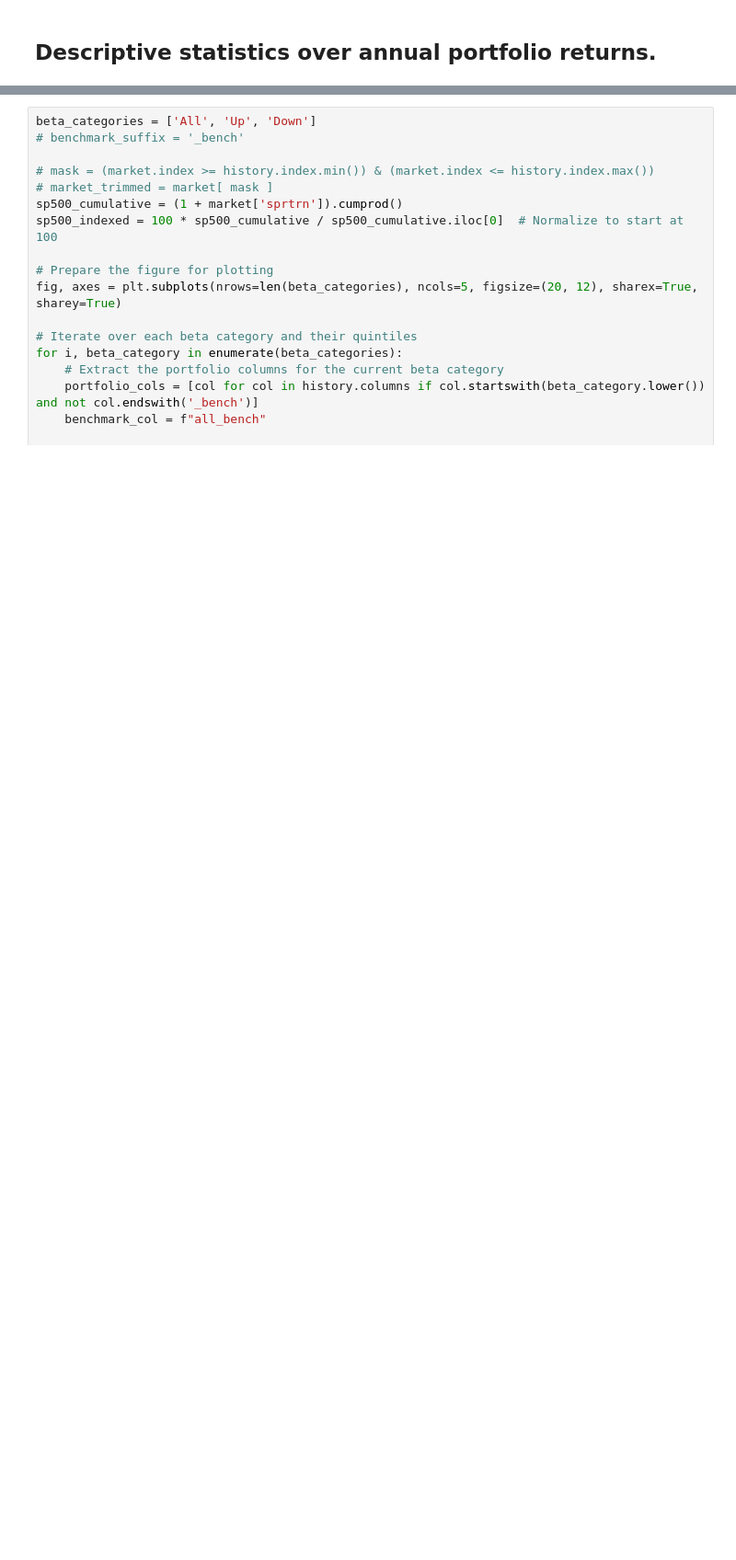
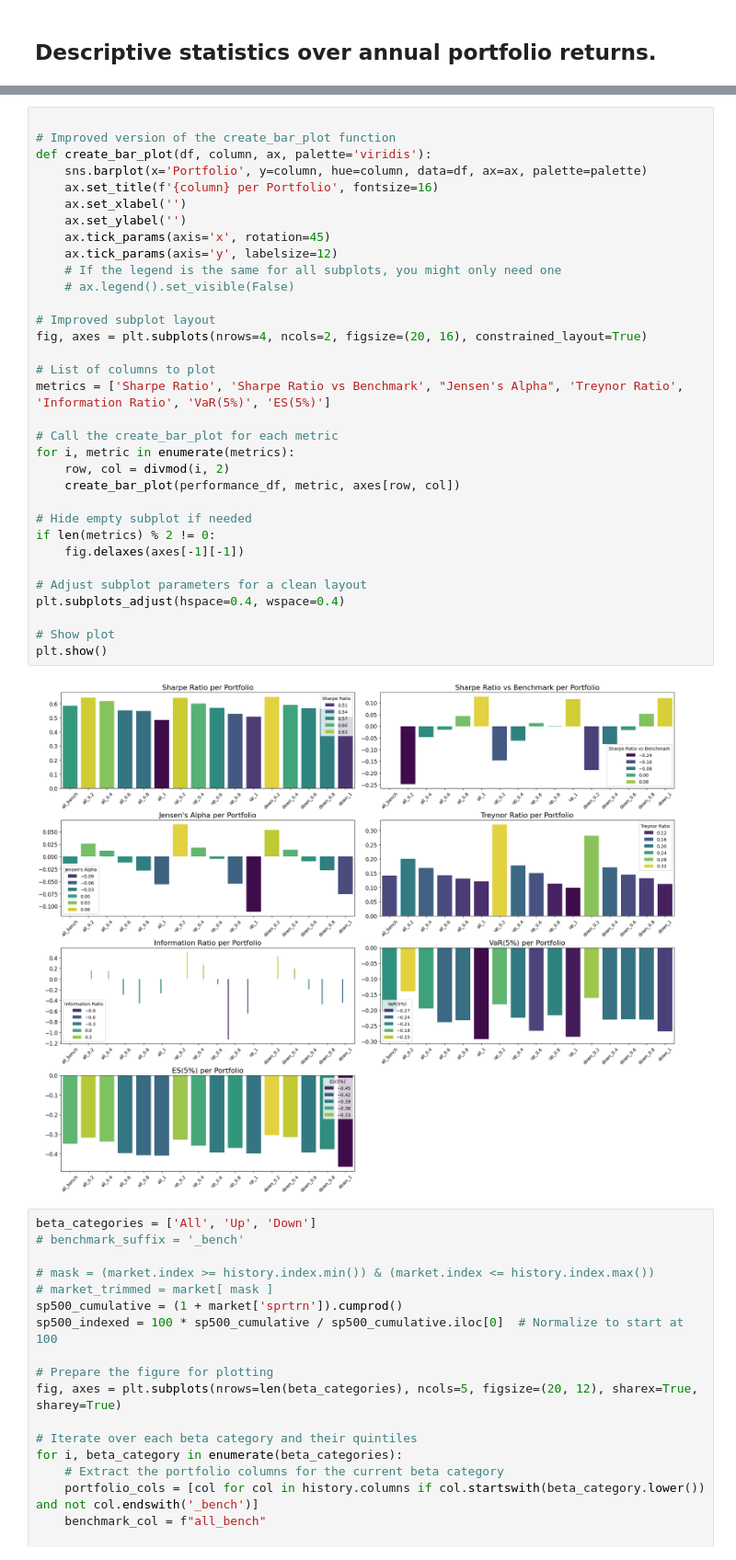
Before and after one commit to ostapenkovs/beta-based, a Jupyter notebook: notebooks/4_stats_and_tables.ipynb, the cells around one changed output, grey strips where cells are left out. Shown at 92% size. Cells and saved outputs as stored; diff of their text form; blank space fills up the shorter version.

```diff
--- a/notebooks/4_stats_and_tables.ipynb
+++ b/notebooks/4_stats_and_tables.ipynb
@@ -302,6 +303,41 @@ performance_df
 | 13 | down_0.6 | 0.567871 | -0.016315 | 0.144908 | -0.009328 | -0.194081 | ... |
 | 14 | down_0.8 | 0.563401 | 0.052926 | 0.132429 | -0.027643 | -0.473230 | ... |
 | 15 | down_1 | 0.504365 | 0.119725 | 0.112107 | -0.075656 | -0.442506 | ... |
+# %%
+
+# Improved version of the create_bar_plot function
+def create_bar_plot(df, column, ax, palette='viridis'):
+    sns.barplot(x='Portfolio', y=column, hue=column, data=df, ax=ax, palette=palette)
+    ax.set_title(f'{column} per Portfolio', fontsize=16)
+    ax.set_xlabel('')
+    ax.set_ylabel('')
+    ax.tick_params(axis='x', rotation=45)
+    ax.tick_params(axis='y', labelsize=12)
+    # If the legend is the same for all subplots, you might only need one
+    # ax.legend().set_visible(False)
+
+# Improved subplot layout
+fig, axes = plt.subplots(nrows=4, ncols=2, figsize=(20, 16), constrained_layout=True)
+
+# List of columns to plot
+metrics = ['Sharpe Ratio', 'Sharpe Ratio vs Benchmark', "Jensen's Alpha", 'Treynor Ratio', 'Information Ratio', 'VaR(5%)', 'ES(5%)']
+
+# Call the create_bar_plot for each metric
+for i, metric in enumerate(metrics):
+    row, col = divmod(i, 2)
+    create_bar_plot(performance_df, metric, axes[row, col])
+
+# Hide empty subplot if needed
+if len(metrics) % 2 != 0:
+    fig.delaxes(axes[-1][-1])
+
+# Adjust subplot parameters for a clean layout
+plt.subplots_adjust(hspace=0.4, wspace=0.4)
+
+# Show plot
+plt.show()
+# %% [output]
+[figure, added]
 # %%
 beta_categories = ['All', 'Up', 'Down']
 # benchmark_suffix = '_bench'
```
Also changed, not shown: parts of 1 cell of this notebook, 2 other files.
